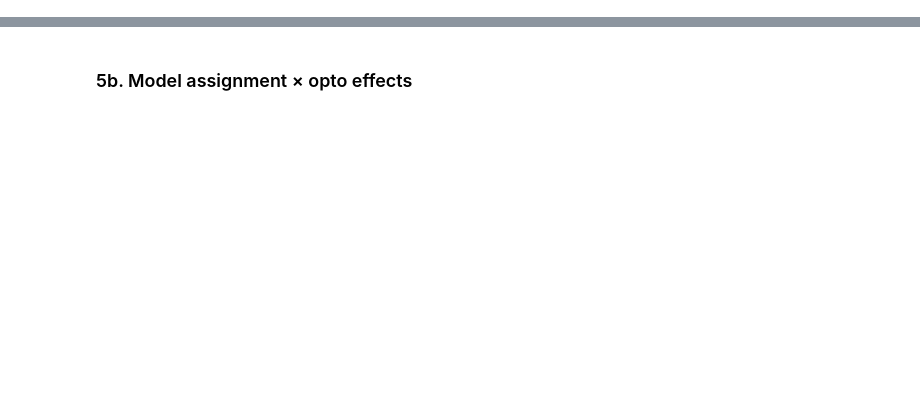
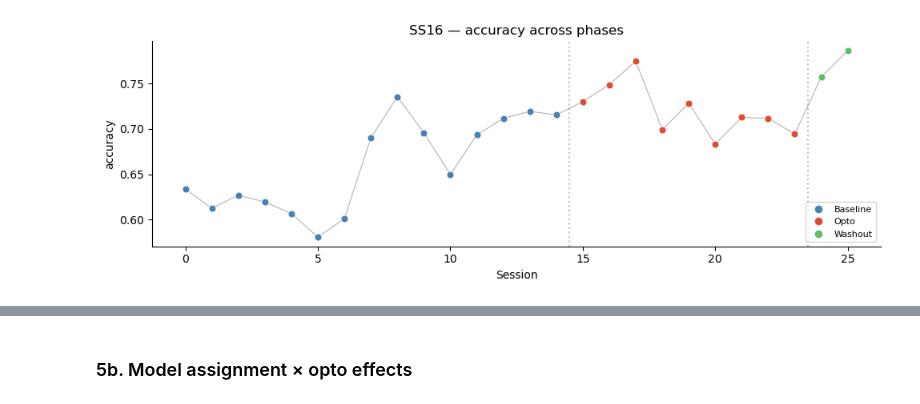
Before and after one commit to serkanshentyurk/sound_categorisation, a Jupyter notebook: notebooks/51_expert_opto_analysis.ipynb, the cells around one changed output, grey strips where cells are left out. Saved outputs shown, nothing was run; the diff lists cells and outputs as text; code cells hidden in the pictures; blank space fills up the shorter version.

```diff
--- a/notebooks/51_expert_opto_analysis.ipynb
+++ b/notebooks/51_expert_opto_analysis.ipynb
@@ -62,0 +113,12 @@ het_eff = [e['effect'] for r in het_reports.values()           for e in r['withi
+# %%
+# ── Sanity: opto trial fractions (expect ~30%) ───────────────────────
+for aid in sorted(opto_animals):
+    ph = all_phases[aid]
+    for s, p in zip(opto_animals[aid].sessions, ph):
+        if p != OptoPhase.EXPERT_OPTO:
+            continue
+        om, cm = split_trials_by_opto(s)
+        total = om.sum() + cm.sum()
+        frac = om.sum() / total if total > 0 else 0
+        flag = '' if 0.2 < frac < 0.4 else '  ⚠️'
+        print(f"  {aid} {s.session_id}: {om.sum()}/{total} = {frac:.0%}{flag}")
@@ -62,0 +143,8 @@ het_eff = [e['effect'] for r in het_reports.values()           for e in r['withi
+# %%
+# ── Pick example animal (het with most opto sessions) ────────────────
+pool = het_animals if het_animals else opto_animals
+EXAMPLE_ID = max(pool, key=lambda a: sum(
+    1 for p in all_phases[a] if p == OptoPhase.EXPERT_OPTO))
+example = experiment.animals[EXAMPLE_ID]
+ex_phases = all_phases[EXAMPLE_ID]
+print(f"Example: {EXAMPLE_ID} ({getattr(example, 'genotype', '?')})")
@@ -62,0 +164,25 @@ het_eff = [e['effect'] for r in het_reports.values()           for e in r['withi
+# %%
+# ── Phase trajectory (Full_Task_Cont only, WITH legend) ──────────────
+ftc = [(s, p) for s, p in zip(example.sessions, ex_phases)
+       if s.metadata.get('stage') == 'Full_Task_Cont']
+if not ftc:
+    ftc = list(zip(example.sessions, ex_phases))
+
+ftc_s, ftc_p = zip(*ftc)
+fig = plot_phase_trajectory(list(ftc_s), list(ftc_p), stat_name='accuracy',
+    title=f'{EXAMPLE_ID} — accuracy across phases')
+
+# Add legend (plot_phase_trajectory doesn't include one)
+from matplotlib.lines import Line2D
+legend_phases = [
+    (OptoPhase.EXPERT_BASELINE, 'Baseline'),
+    (OptoPhase.MASKING, 'Masking'),
+    (OptoPhase.EXPERT_OPTO, 'Opto'),
+    (OptoPhase.EXPERT_WASHOUT, 'Washout'),
+]
+handles = [Line2D([0], [0], marker='o', color='w', markerfacecolor=PHASE_COLOURS[p],
+           markersize=8, label=lab) for p, lab in legend_phases if p in set(ftc_p)]
+fig.axes[0].legend(handles=handles, loc='lower right', fontsize=8)
+plt.show()
+# %% [output]
+[figure, added]
```
Also changed, not shown: parts of 67 cells of this notebook.
